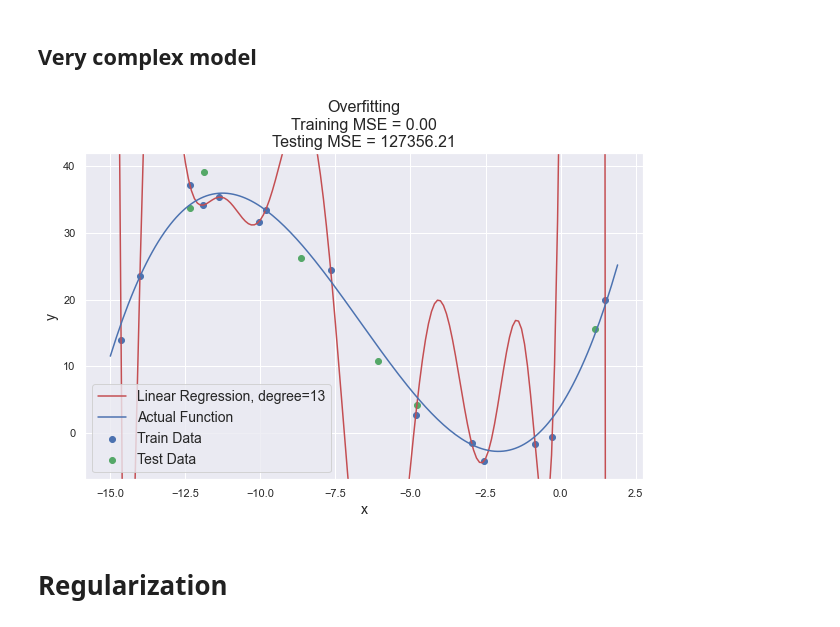
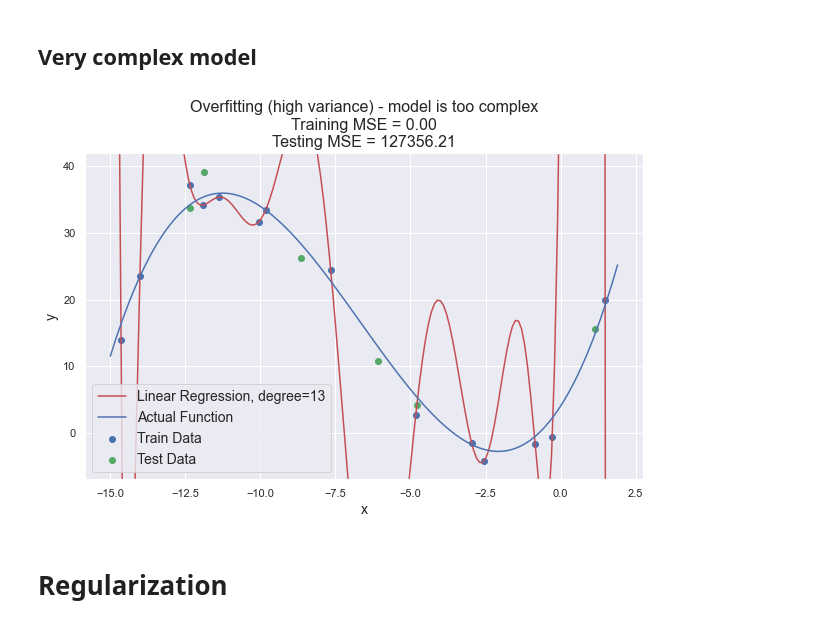
Before and after one commit to Winston-503/underfitting_vs_overfitting, a Jupyter notebook: underfitting_vs_overfitting.ipynb, the cells around one changed output. Saved outputs shown, nothing was run; the diff lists cells and outputs as text; code cells hidden in the pictures.

```diff
--- a/underfitting_vs_overfitting.ipynb
+++ b/underfitting_vs_overfitting.ipynb
@@ -167,16 +178,16 @@ plot_regression(x_train, y_train,
 # %%
 complex_degree = 13
 
 complex_model = polynomial_regression(degree=complex_degree)
 complex_model.fit(x_train[:, np.newaxis], y_train)
 
 plot_regression(x_train, y_train,
                 x_test, y_test,
                 x_true, y_true,
                 complex_model,
                 model_label=f"Linear Regression, degree={complex_degree}",
-                title='Overfitting')
+                title='Overfitting (high variance) - model is too complex')
 # %% [output]
-[figure, old version]
+[figure, new version]
 # %% [markdown]
 # Regularization
```
Also changed, not shown: parts of 10 cells of this notebook.
